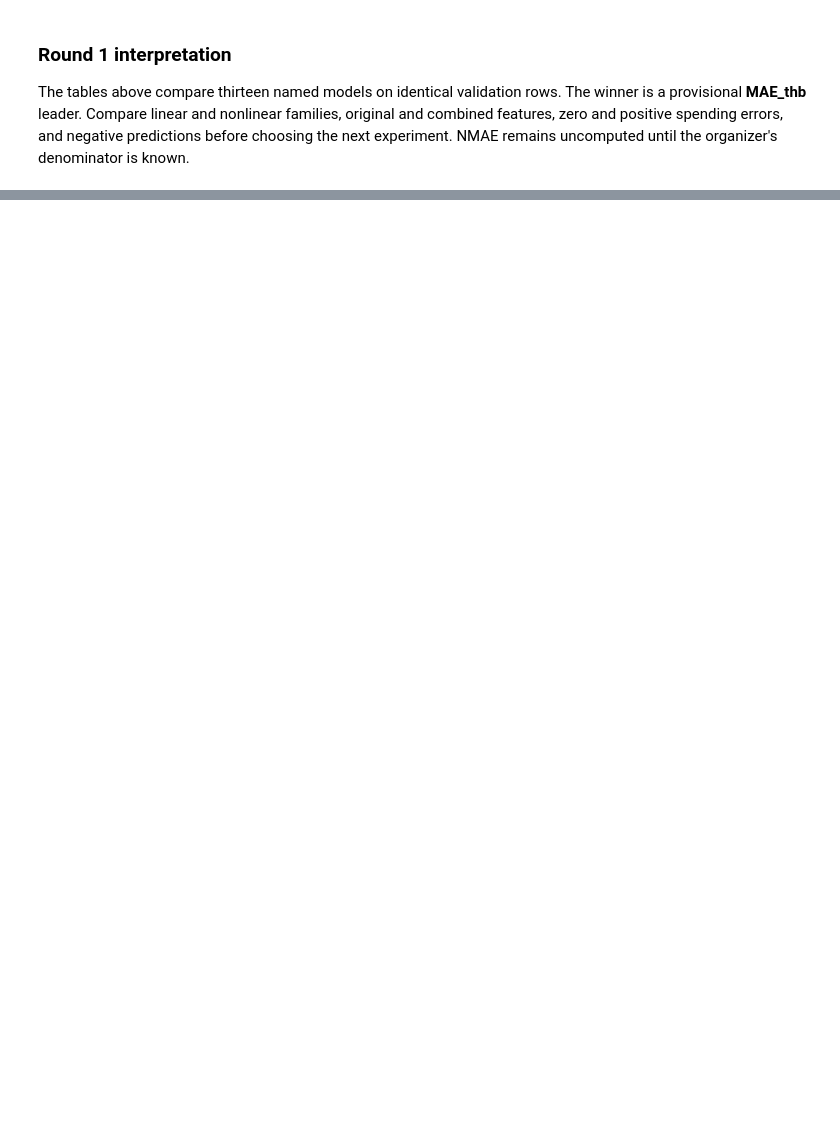
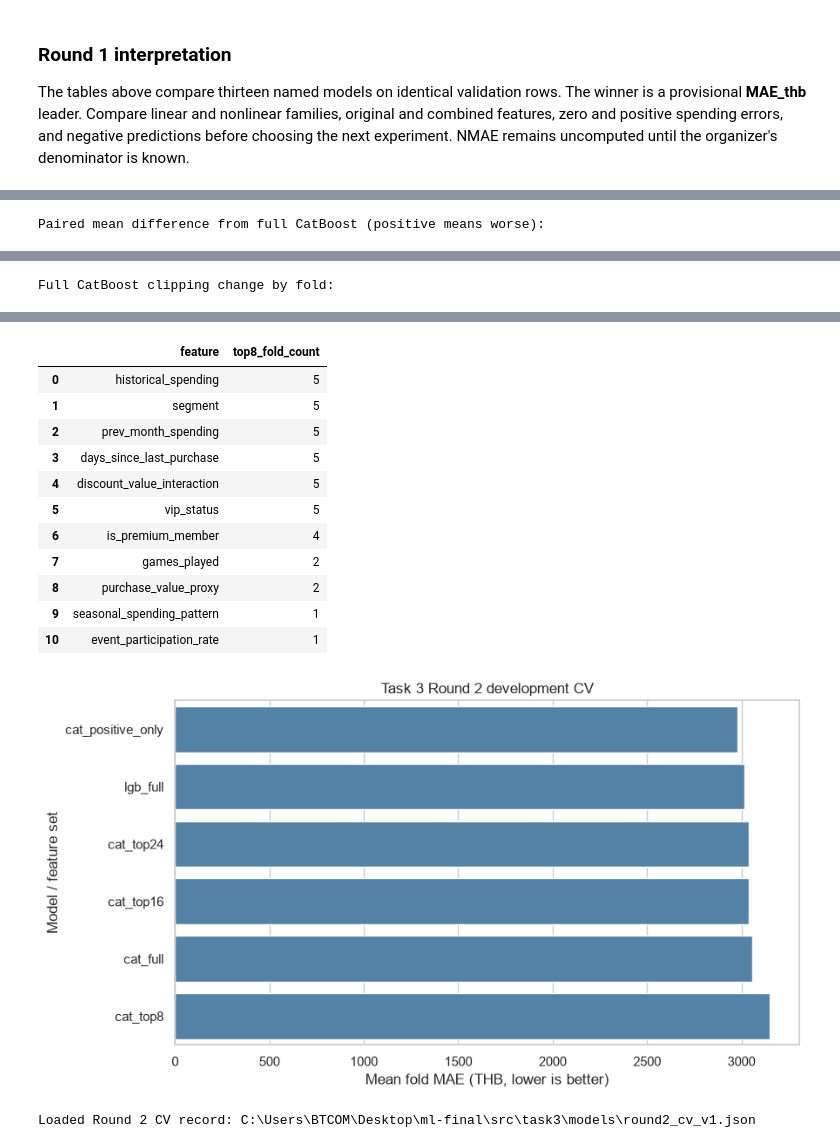
Before and after one commit to jakkarin-promsee/cpe342-ml-kaggle, a Jupyter notebook: src/task3/models/build_model.ipynb, the cells around one changed output, grey strips where cells are left out. Drawn from its saved outputs; the diff is of its cells as text; code cells hidden in the pictures; blank space fills up the shorter version.

```diff
--- a/src/task3/models/build_model.ipynb
+++ b/src/task3/models/build_model.ipynb
@@ -523,0 +676,61 @@ The tables above compare thirteen named models on identical validation rows. The
+# %%
+round2_rows = pd.DataFrame([
+    row for result in fold_results for row in result["scores"]
+])
+assert len(round2_rows) == CV_FOLDS * (len(TOP_COUNTS) + 3)
+round2_summary = (round2_rows.groupby("model", as_index=False)
+    .agg(mean_MAE=("MAE_thb", "mean"), std_MAE=("MAE_thb", "std"),
+         mean_clipped_MAE=("MAE_clipped_zero", "mean"),
+         mean_zero_MAE=("MAE_zero", "mean"),
+         mean_positive_MAE=("MAE_positive", "mean"),
+         mean_50k_plus_MAE=("MAE_50k_plus", "mean"),
+         mean_negative_predictions=("negative_predictions", "mean"))
+    .sort_values("mean_MAE").reset_index(drop=True))
+display(round2_summary.round(2))
+
+paired = round2_rows.pivot(index="fold", columns="model", values="MAE_thb")
+paired_clipped = round2_rows.pivot(index="fold", columns="model", values="MAE_clipped_zero")
+display(paired.round(2))
+comparisons = pd.DataFrame({
+    name: paired[name] - paired["cat_full"]
+    for name in paired.columns if name != "cat_full"
+})
+display(comparisons.round(2))
+print("Paired mean difference from full CatBoost (positive means worse):")
+display(comparisons.mean().sort_values().round(2).to_frame("delta_MAE_thb"))
+print("Full CatBoost clipping change by fold:")
+display((paired_clipped["cat_full"] - paired["cat_full"]).round(2).to_frame("clipped_minus_raw"))
+
+frequency = Counter(
+    feature for result in fold_results
+    for feature in [row["feature"] for row in result["feature_ranking"][:8]]
+)
+feature_stability = pd.DataFrame(frequency.most_common(),
+                                 columns=["feature", "top8_fold_count"])
+display(feature_stability)
+
+fig, ax = plt.subplots(figsize=(9, 5))
+sns.barplot(data=round2_summary, x="mean_MAE", y="model", color="steelblue", ax=ax)
+ax.set(title="Task 3 Round 2 development CV", xlabel="Mean fold MAE (THB, lower is better)",
+       ylabel="Model / feature set")
+plt.tight_layout()
+plt.show()
+
+if round2_summary_path.exists():
+    saved_round2 = json.loads(round2_summary_path.read_text(encoding="utf-8"))
+    assert saved_round2["key"] == round2_key and saved_round2["fold_scores"] == round2_rows.to_dict("records")
+    print("Loaded Round 2 CV record:", round2_summary_path)
+else:
+    record = {
+        "name": "round2_cv_v1", "task": "task3",
+        "card": "Five paired development folds; fold-local feature ranking and zero-target ablation",
+        "key": round2_key,
+        "metric_note": "MAE_thb only; official NMAE denominator unavailable",
+        "fold_scores": round2_rows.to_dict("records"),
+        "summary": round2_summary.to_dict("records"),
+        "feature_top8_frequency": feature_stability.to_dict("records"),
+        "feature_rankings": {str(r["fold"]): r["feature_ranking"] for r in fold_results},
+    }
+    round2_summary_path.write_text(json.dumps(record, indent=2) + "\n", encoding="utf-8")
+    print("Saved Round 2 CV record:", round2_summary_path)
+# %% [output]
@@ -523,0 +758 @@ The tables above compare thirteen named models on identical validation rows. The
+Paired mean difference from full CatBoost (positive means worse):
@@ -523,0 +765 @@ The tables above compare thirteen named models on identical validation rows. The
+Full CatBoost clipping change by fold:
@@ -523,0 +773,14 @@ The tables above compare thirteen named models on identical validation rows. The
+|  | feature | top8_fold_count |
+| 0 | historical_spending | 5 |
+| 1 | segment | 5 |
+| 2 | prev_month_spending | 5 |
+| 3 | days_since_last_purchase | 5 |
+| 4 | discount_value_interaction | 5 |
+| 5 | vip_status | 5 |
+| 6 | is_premium_member | 4 |
+| 7 | games_played | 2 |
+| 8 | purchase_value_proxy | 2 |
+| 9 | seasonal_spending_pattern | 1 |
+| 10 | event_participation_rate | 1 |
+[figure, added]
+Loaded Round 2 CV record: C:\Users\BTCOM\Desktop\ml-final\src\task3\models\round2_cv_v1.json
```
Also changed, not shown: parts of 12 cells of this notebook, 1 other file.
